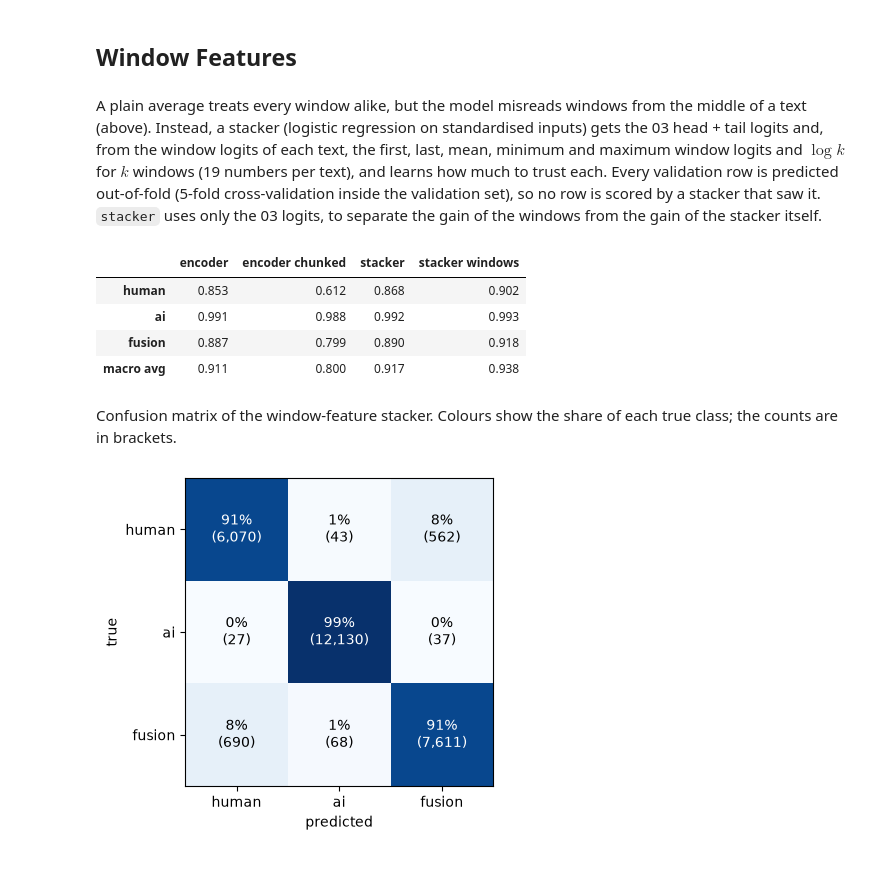
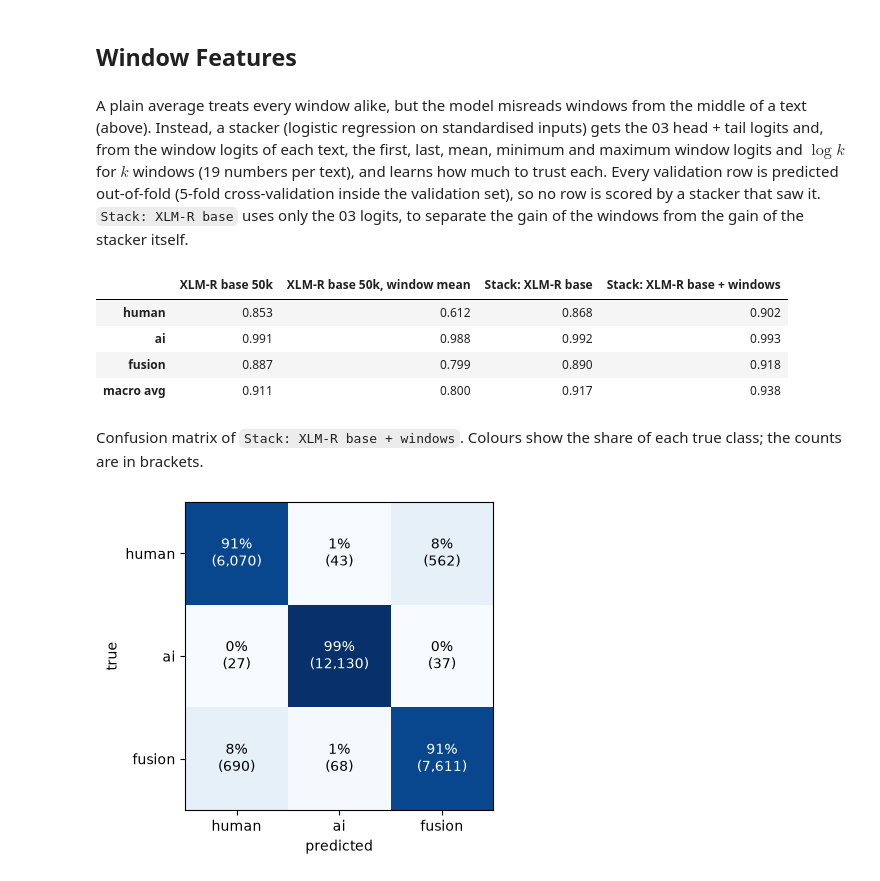
Before and after one commit to BohdanZasymovych/ai-hw3-ai-text-detection, a Jupyter notebook: notebooks/04_chunking.ipynb, the cells around one changed output. Saved outputs shown, nothing was run; the diff lists cells and outputs as text; code cells hidden in the pictures.

```diff
--- a/notebooks/04_chunking.ipynb
+++ b/notebooks/04_chunking.ipynb
@@ -64,8 +64,8 @@ with open(find_artifact("enc_ids_val"), "rb") as f:
     val["tokens"] = pickle.load(f)["n_tokens"]
 val["band"] = length_band(val["tokens"])
 preds = {
-    "baseline": label_order[np.load(find_artifact("baseline_val_scores", "npy")).argmax(axis=1)],
-    "encoder": label_order[np.load(find_artifact("encoder_val_logits", "npy")).argmax(axis=1)],
+    "TF-IDF 50k": label_order[np.load(find_artifact("baseline_val_scores", "npy")).argmax(axis=1)],
+    "XLM-R base 50k": label_order[np.load(find_artifact("encoder_val_logits", "npy")).argmax(axis=1)],
 }
 
 pd.DataFrame({"texts": [len(val), len(test)]}, index=["validation", "test"])
@@ -151,10 +151,10 @@ METHODS = ["mean_logits", "mean_probs", "max_fusion"]
 combined = {m: combine_chunks(chunk_logits["val"], chunks["val"]["doc"], len(val), m) for m in METHODS}
 scores = {m: macro_f1(val["label"], label_order[c.argmax(axis=1)]) for m, c in combined.items()}
 BEST = max(scores, key=scores.get)
-preds["encoder chunked"] = label_order[combined[BEST].argmax(axis=1)]
+preds["XLM-R base 50k, window mean"] = label_order[combined[BEST].argmax(axis=1)]
 cached("chunk_val_metrics", lambda: {"best": BEST, **scores}, key=infer_key, kind="json")
 
-pd.Series({"head + tail (03)": macro_f1(val["label"], preds["encoder"]), **{f"chunks, {m}": s for m, s in scores.items()}}) \
+pd.Series({"XLM-R base 50k (head + tail)": macro_f1(val["label"], preds["XLM-R base 50k"]), **{f"XLM-R base 50k (windows, {m})": s for m, s in scores.items()}}) \
     .to_frame("macro-F1").style.background_gradient(cmap="Blues").format("{:.3f}")
 # %% [output]
 [cache] loaded /home/bohdan/code/ai/hw3-ai-text-detection/artifacts/chunk_val_metrics.json
@@ -201,24 +201,24 @@ pd.DataFrame({p: {"macro-F1": macro_f1(g["label"], g["pred"]), "windows": len(g)
 # %% [markdown]
 ## Window Features
 # %% [markdown]
-A plain average treats every window alike, but the model misreads windows from the middle of a text (above). Instead, a stacker (logistic regression on standardised inputs) gets the 03 head + tail logits and, from the window logits of each text, the first, last, mean, minimum and maximum window logits and $\log k$ for $k$ windows (19 numbers per text), and learns how much to trust each. Every validation row is predicted out-of-fold (5-fold cross-validation inside the validation set), so no row is scored by a stacker that saw it. `stacker` uses only the 03 logits, to separate the gain of the windows from the gain of the stacker itself.
+A plain average treats every window alike, but the model misreads windows from the middle of a text (above). Instead, a stacker (logistic regression on standardised inputs) gets the 03 head + tail logits and, from the window logits of each text, the first, last, mean, minimum and maximum window logits and $\log k$ for $k$ windows (19 numbers per text), and learns how much to trust each. Every validation row is predicted out-of-fold (5-fold cross-validation inside the validation set), so no row is scored by a stacker that saw it. `Stack: XLM-R base` uses only the 03 logits, to separate the gain of the windows from the gain of the stacker itself.
 # %%
 features = {name: np.hstack([np.load(find_artifact(f"encoder_{name}_logits", "npy")),
                              window_features(chunk_logits[name], chunks[name]["doc"], chunks[name]["n_windows"])])
             for name in ["val", "test"]}
 y = val["label"].to_numpy()
-stacked = {"stacker": oof_predict(features["val"][:, :3], y, SEED), "stacker windows": oof_predict(features["val"], y, SEED)}
-preds["stacker windows"] = stacked["stacker windows"]
+stacked = {"Stack: XLM-R base": oof_predict(features["val"][:, :3], y, SEED), "Stack: XLM-R base + windows": oof_predict(features["val"], y, SEED)}
+preds["Stack: XLM-R base + windows"] = stacked["Stack: XLM-R base + windows"]
 
-compare_f1(y, {"encoder": preds["encoder"], "encoder chunked": preds["encoder chunked"], **stacked}) \
+compare_f1(y, {"XLM-R base 50k": preds["XLM-R base 50k"], "XLM-R base 50k, window mean": preds["XLM-R base 50k, window mean"], **stacked}) \
     .style.background_gradient(cmap="Blues", axis=None).format("{:.3f}")
 # %% [output]
-|  | encoder | encoder chunked | stacker | stacker windows |
+|  | XLM-R base 50k | XLM-R base 50k, window mean | Stack: XLM-R base | Stack: XLM-R base + windows |
 | human | 0.853 | 0.612 | 0.868 | 0.902 |
 | ai | 0.991 | 0.988 | 0.992 | 0.993 |
 | fusion | 0.887 | 0.799 | 0.890 | 0.918 |
 | macro avg | 0.911 | 0.800 | 0.917 | 0.938 |
 # %% [markdown]
-Confusion matrix of the window-feature stacker. Colours show the share of each true class; the counts are in brackets.
+Confusion matrix of `Stack: XLM-R base + windows`. Colours show the share of each true class; the counts are in brackets.
 # %%
 fig, ax = plt.subplots(figsize=(4.5, 4))
```
Also changed, not shown: parts of 13 cells of this notebook, 8 other files.
